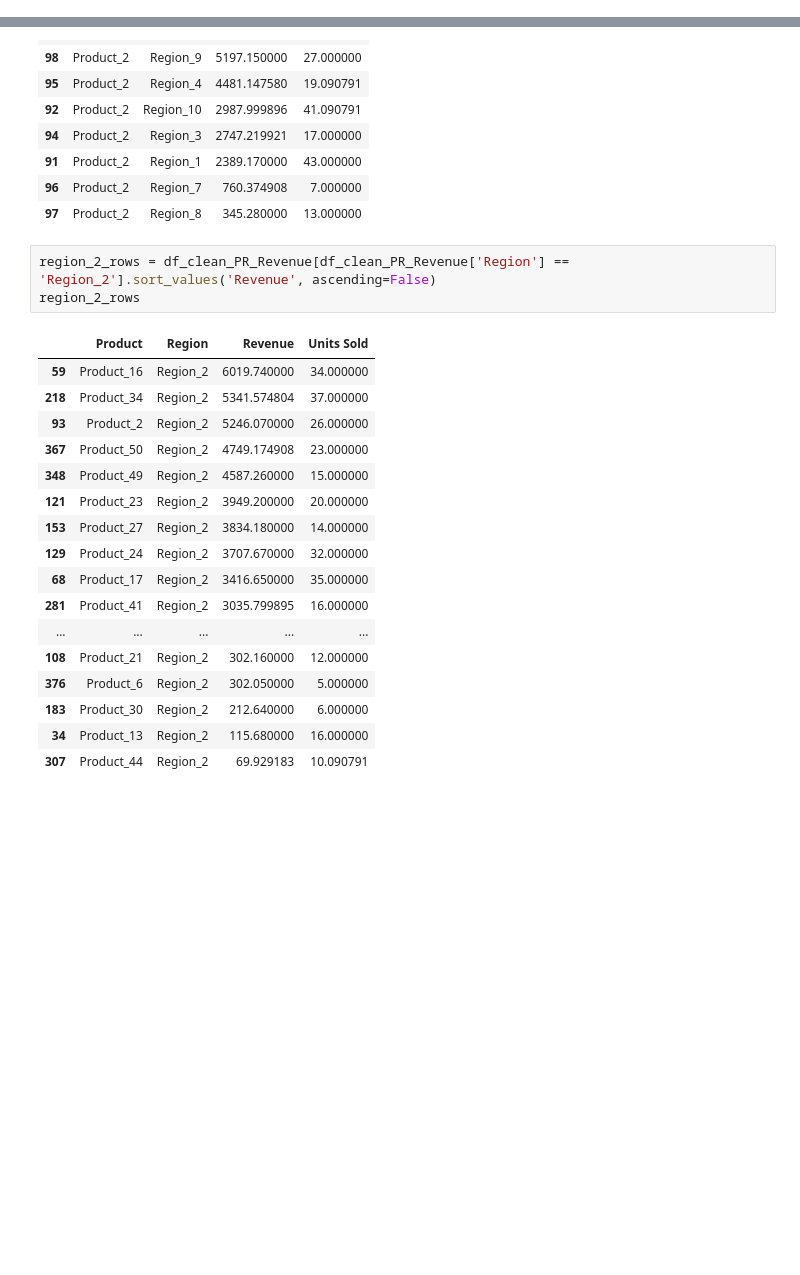
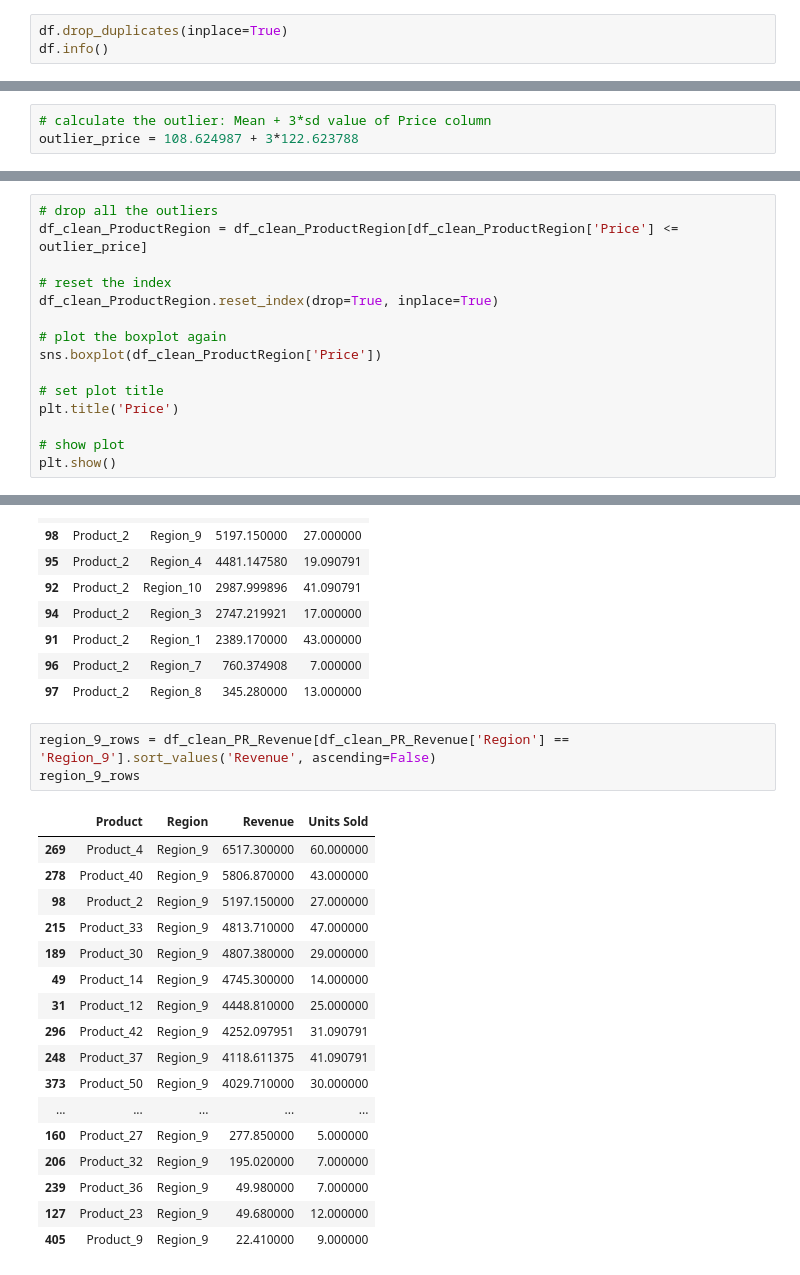
Before and after one commit to kaka5050/MBAN-6110, a Jupyter notebook: Asg 1/Assignment 1_On Yat Ka (220103339).ipynb, the cells around one changed output, grey strips where cells are left out. Cells and saved outputs as stored; diff of their text form; blank space fills up the shorter version.

```diff
--- a/Asg 1/Assignment 1_On Yat Ka (220103339).ipynb
+++ b/Asg 1/Assignment 1_On Yat Ka (220103339).ipynb
@@ -56,0 +52,3 @@ As 'Sales Date' column is having the most amount of record and there are no null
+# %%
+df.drop_duplicates(inplace=True)
+df.info()
@@ -224,0 +161,3 @@ dtype: int64
+# %%
+# calculate the outlier: Mean + 3*sd value of Price column
+outlier_price = 108.624987 + 3*122.623788
@@ -224,0 +180,15 @@ dtype: int64
+# %%
+# drop all the outliers
+df_clean_ProductRegion = df_clean_ProductRegion[df_clean_ProductRegion['Price'] <= outlier_price]
+
+# reset the index
+df_clean_ProductRegion.reset_index(drop=True, inplace=True)
+
+# plot the boxplot again
+sns.boxplot(df_clean_ProductRegion['Price'])
+
+# set plot title
+plt.title('Price')
+
+# show plot
+plt.show()
@@ -448,23 +433,23 @@ product_2_rows
 | 96 | Product_2 | Region_7 | 760.374908 | 7.000000 |
 | 97 | Product_2 | Region_8 | 345.280000 | 13.000000 |
 # %%
-region_2_rows = df_clean_PR_Revenue[df_clean_PR_Revenue['Region'] == 'Region_2'].sort_values('Revenue', ascending=False)
-region_2_rows
+region_9_rows = df_clean_PR_Revenue[df_clean_PR_Revenue['Region'] == 'Region_9'].sort_values('Revenue', ascending=False)
+region_9_rows
 # %% [output]
 |  | Product | Region | Revenue | Units Sold |
-| 59 | Product_16 | Region_2 | 6019.740000 | 34.000000 |
-| 218 | Product_34 | Region_2 | 5341.574804 | 37.000000 |
-| 93 | Product_2 | Region_2 | 5246.070000 | 26.000000 |
-| 367 | Product_50 | Region_2 | 4749.174908 | 23.000000 |
-| 348 | Product_49 | Region_2 | 4587.260000 | 15.000000 |
-| 121 | Product_23 | Region_2 | 3949.200000 | 20.000000 |
-| 153 | Product_27 | Region_2 | 3834.180000 | 14.000000 |
-| 129 | Product_24 | Region_2 | 3707.670000 | 32.000000 |
-| 68 | Product_17 | Region_2 | 3416.650000 | 35.000000 |
-| 281 | Product_41 | Region_2 | 3035.799895 | 16.000000 |
+| 269 | Product_4 | Region_9 | 6517.300000 | 60.000000 |
+| 278 | Product_40 | Region_9 | 5806.870000 | 43.000000 |
+| 98 | Product_2 | Region_9 | 5197.150000 | 27.000000 |
+| 215 | Product_33 | Region_9 | 4813.710000 | 47.000000 |
+| 189 | Product_30 | Region_9 | 4807.380000 | 29.000000 |
+| 49 | Product_14 | Region_9 | 4745.300000 | 14.000000 |
+| 31 | Product_12 | Region_9 | 4448.810000 | 25.000000 |
+| 296 | Product_42 | Region_9 | 4252.097951 | 31.090791 |
+| 248 | Product_37 | Region_9 | 4118.611375 | 41.090791 |
+| 373 | Product_50 | Region_9 | 4029.710000 | 30.000000 |
 | ... | ... | ... | ... | ... |
-| 108 | Product_21 | Region_2 | 302.160000 | 12.000000 |
-| 376 | Product_6 | Region_2 | 302.050000 | 5.000000 |
-| 183 | Product_30 | Region_2 | 212.640000 | 6.000000 |
-| 34 | Product_13 | Region_2 | 115.680000 | 16.000000 |
-| 307 | Product_44 | Region_2 | 69.929183 | 10.090791 |
+| 160 | Product_27 | Region_9 | 277.850000 | 5.000000 |
+| 206 | Product_32 | Region_9 | 195.020000 | 7.000000 |
+| 239 | Product_36 | Region_9 | 49.980000 | 7.000000 |
+| 127 | Product_23 | Region_9 | 49.680000 | 12.000000 |
+| 405 | Product_9 | Region_9 | 22.410000 | 9.000000 |
```
Also changed, not shown: parts of 41 cells of this notebook.
